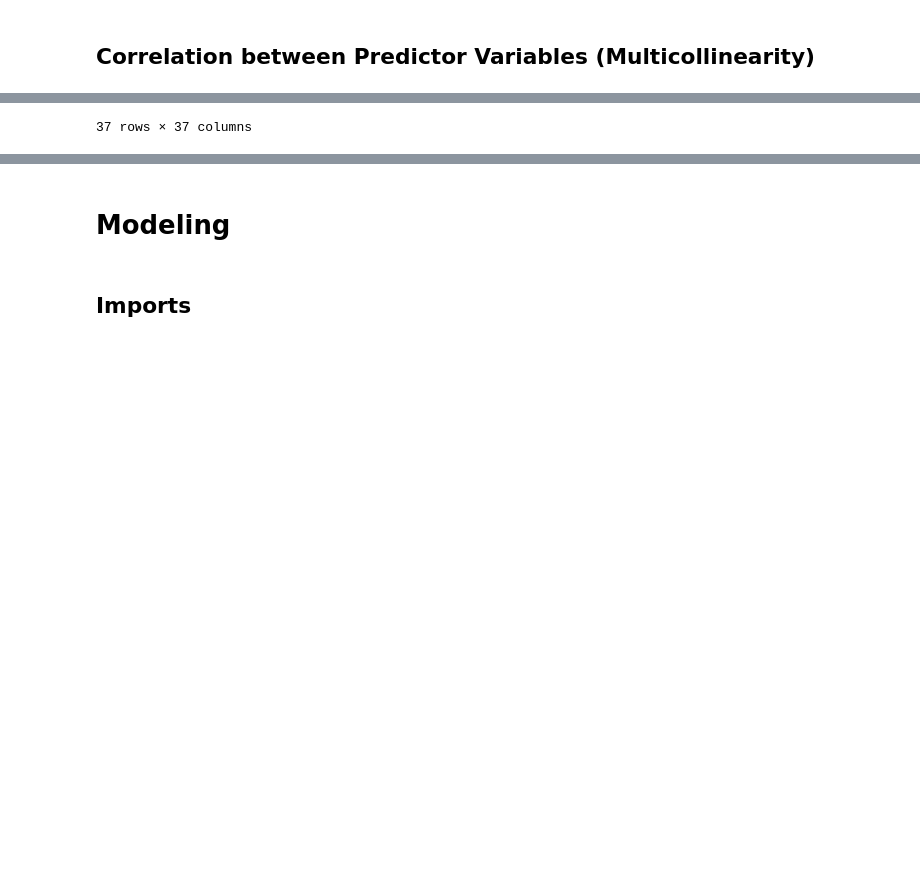
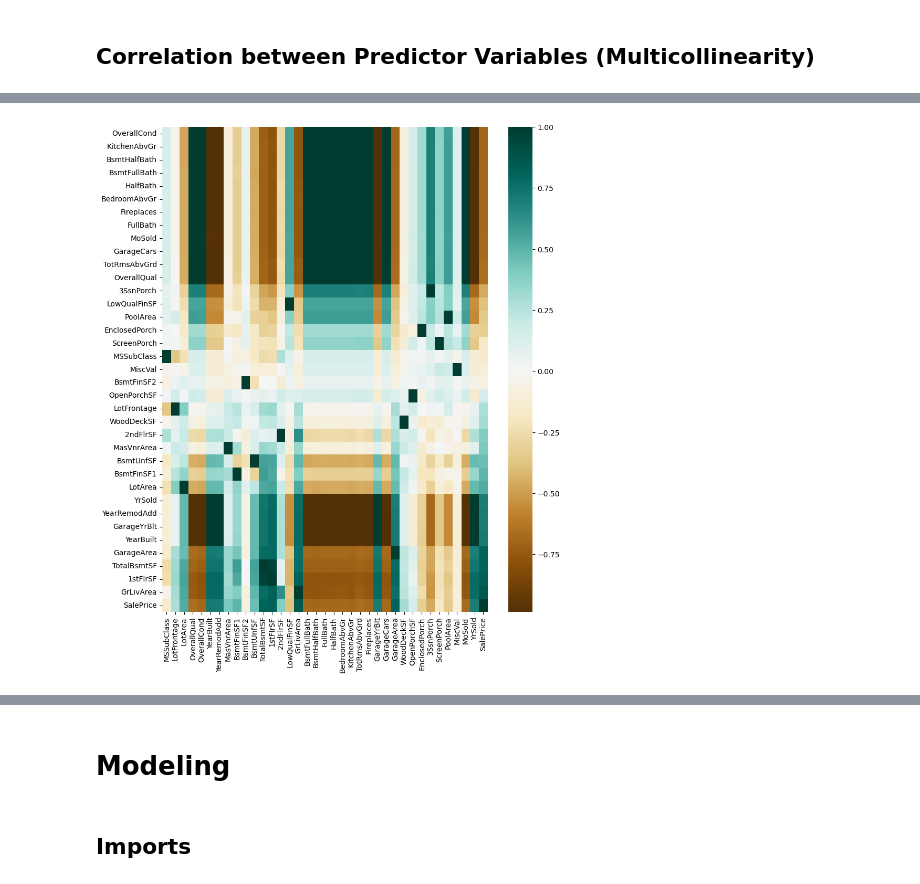
Before and after one commit to McArthurAdal/House-Price-Prediction-Kaggle, a Jupyter notebook: analysis.ipynb, the cells around one changed output, grey strips where cells are left out. Saved outputs shown, nothing was run; the diff lists cells and outputs as text; code cells hidden in the pictures; blank space fills up the shorter version.

```diff
--- a/analysis.ipynb
+++ b/analysis.ipynb
@@ -287,8 +306,8 @@ plt.show()
 # %% [markdown]
 ## Correlation between Predictor Variables (Multicollinearity)
 # %%
-corr_df = data.corr(method='pearson').sort_values(by='SalePrice')
-#sns.heatmap(corr_df,cmap='BrBG')
-#plt.show()
-corr_df
+corr_df = train.corr(method='pearson', numeric_only=True).sort_values(by='SalePrice')
+fig = plt.figure(figsize=(10,12))
+sns.heatmap(corr_df,cmap='BrBG', figure=fig )
+plt.show()
 # %% [output]
@@ -312 +314 @@ corr_df
-37 rows × 37 columns
+[figure, added]
```
Also changed, not shown: parts of 41 cells of this notebook, 1 other file.
